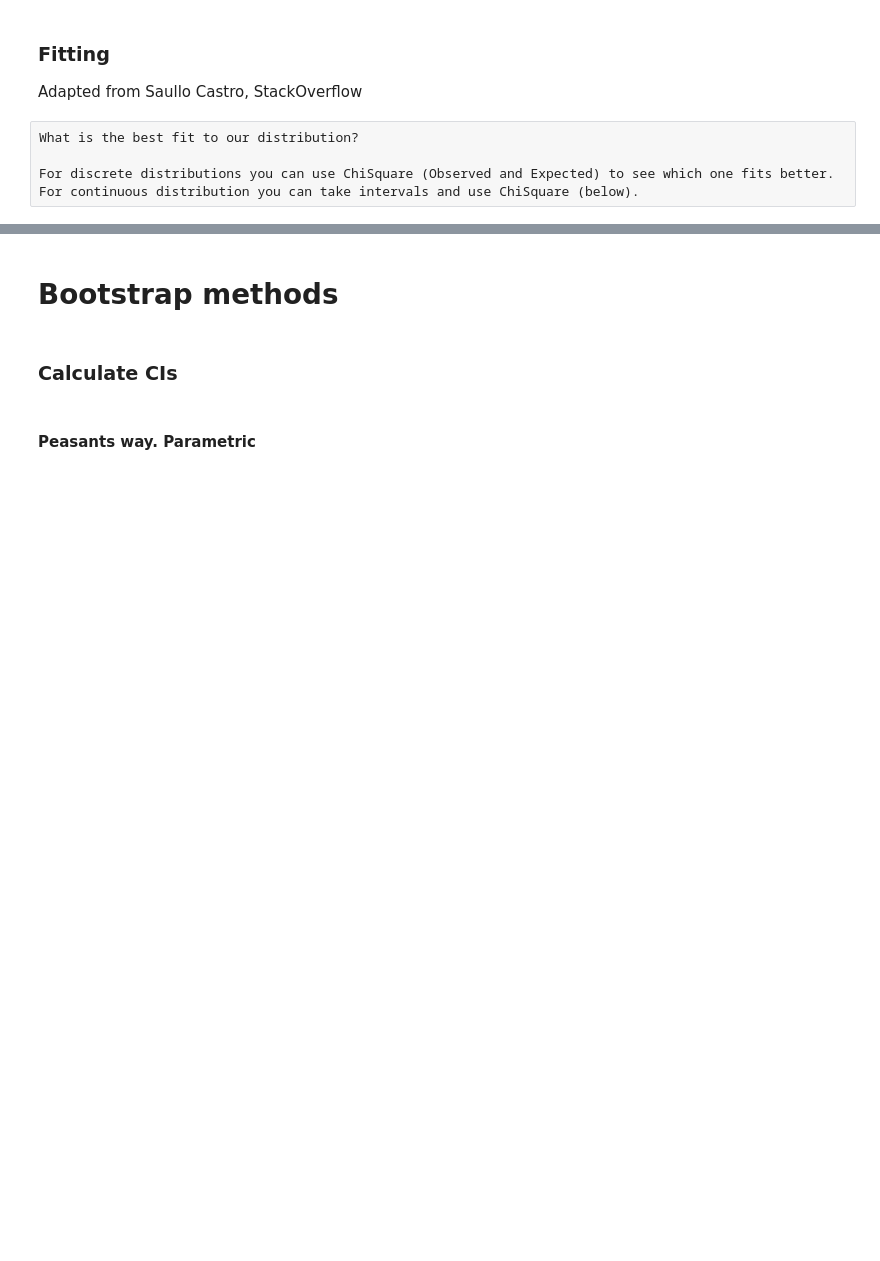
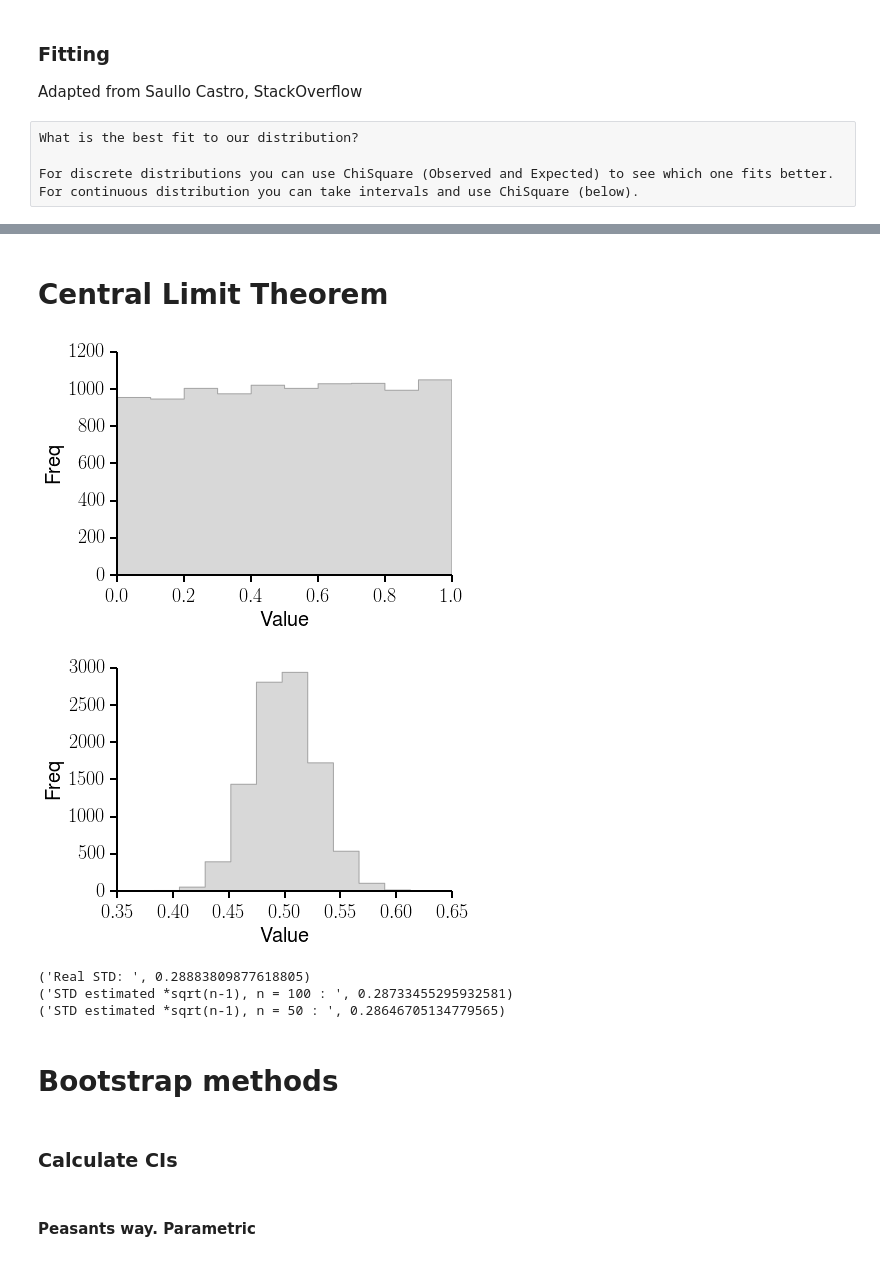
Before and after one commit to jgarciab/Stats_Python, a Jupyter notebook: Statistics 2014-09-29.ipynb, the cells around one changed output, grey strips where cells are left out. Saved outputs shown, nothing was run; the diff lists cells and outputs as text; code cells hidden in the pictures; blank space fills up the shorter version.

```diff
--- a/Statistics 2014-09-29.ipynb
+++ b/Statistics 2014-09-29.ipynb
@@ -398,3 +540,30 @@ plt.show()
+# %% [markdown]
+# Central Limit Theorem
+# %%
+ax = plt.subplot(1,1,1)
+ax.hist(np.random.rand(10000),fc='gray', histtype='stepfilled', alpha=0.3)
+ax.set_xlabel('Value',size=20)
+ax.set_ylabel('Freq',size=20)
+customaxis(ax, c_left='k', c_bottom='k', c_right='none', c_top='none', lw=2, size=20, pad=8)
+plt.show()
+
+x = [np.mean(np.random.rand(100)) for _ in range(10000)]
+ax = plt.subplot(1,1,1)
+ax.hist(x,fc='gray', histtype='stepfilled', alpha=0.3)
+ax.set_xlabel('Value',size=20)
+ax.set_ylabel('Freq',size=20)
+customaxis(ax, c_left='k', c_bottom='k', c_right='none', c_top='none', lw=2, size=20, pad=8)
+plt.show()
+
+print('Real STD: ', np.std(np.random.rand(10000)))
+print('STD estimated *sqrt(n-1), n = 100 : ', np.std(x)*np.sqrt(100-1))
+print('STD estimated *sqrt(n-1), n = 50 : ', np.std([np.mean(np.random.rand(50)) for _ in range(10000)])*np.sqrt(50-1))
+# %% [output]
+[figure, added]
+[figure, added]
+('Real STD: ', 0.28883809877618805)
+('STD estimated *sqrt(n-1), n = 100 : ', 0.28733455295932581)
+('STD estimated *sqrt(n-1), n = 50 : ', 0.28646705134779565)
 # %% [markdown]
 # Bootstrap methods
 # %% [markdown]
```
Also changed, not shown: parts of 31 cells of this notebook.
